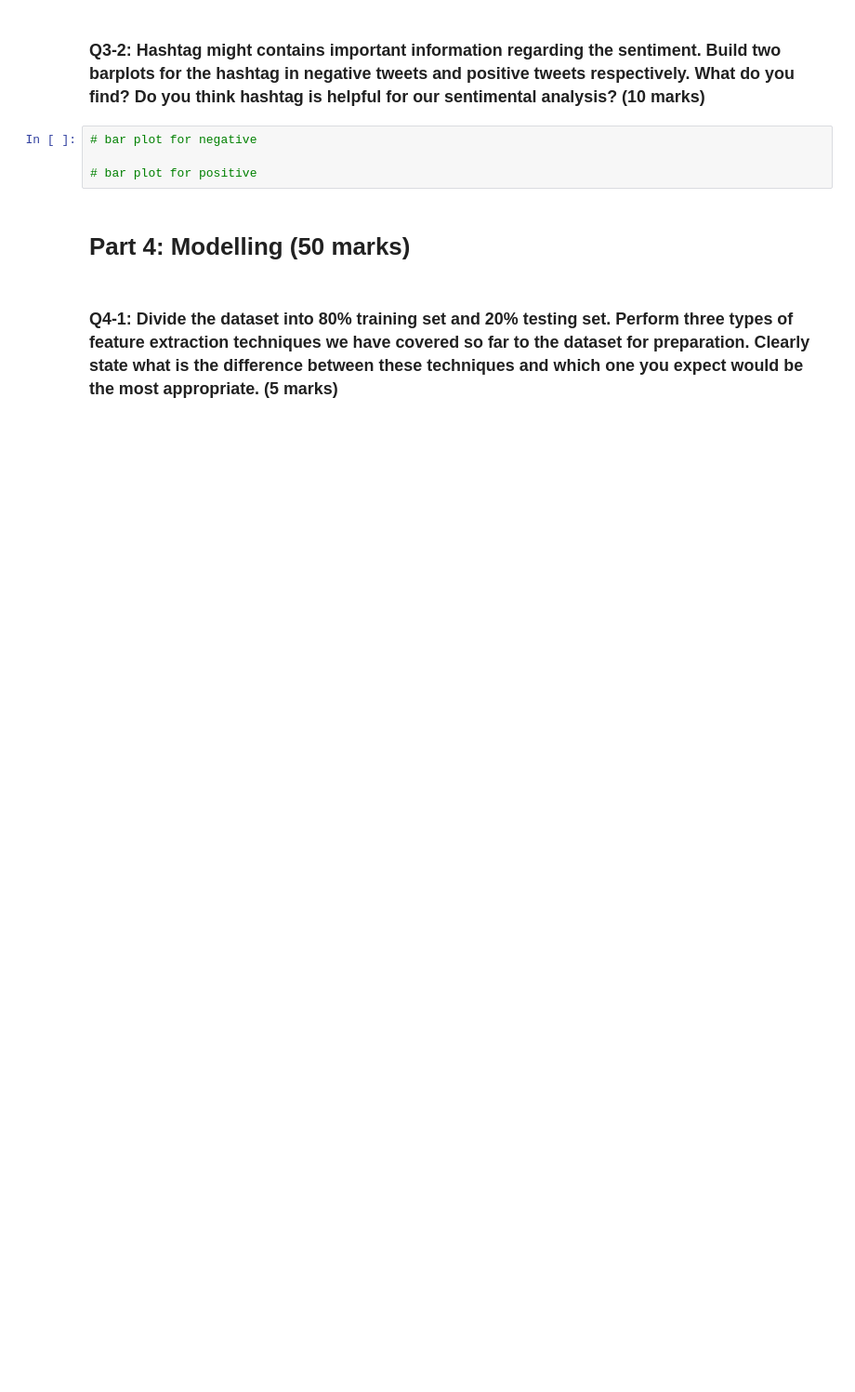
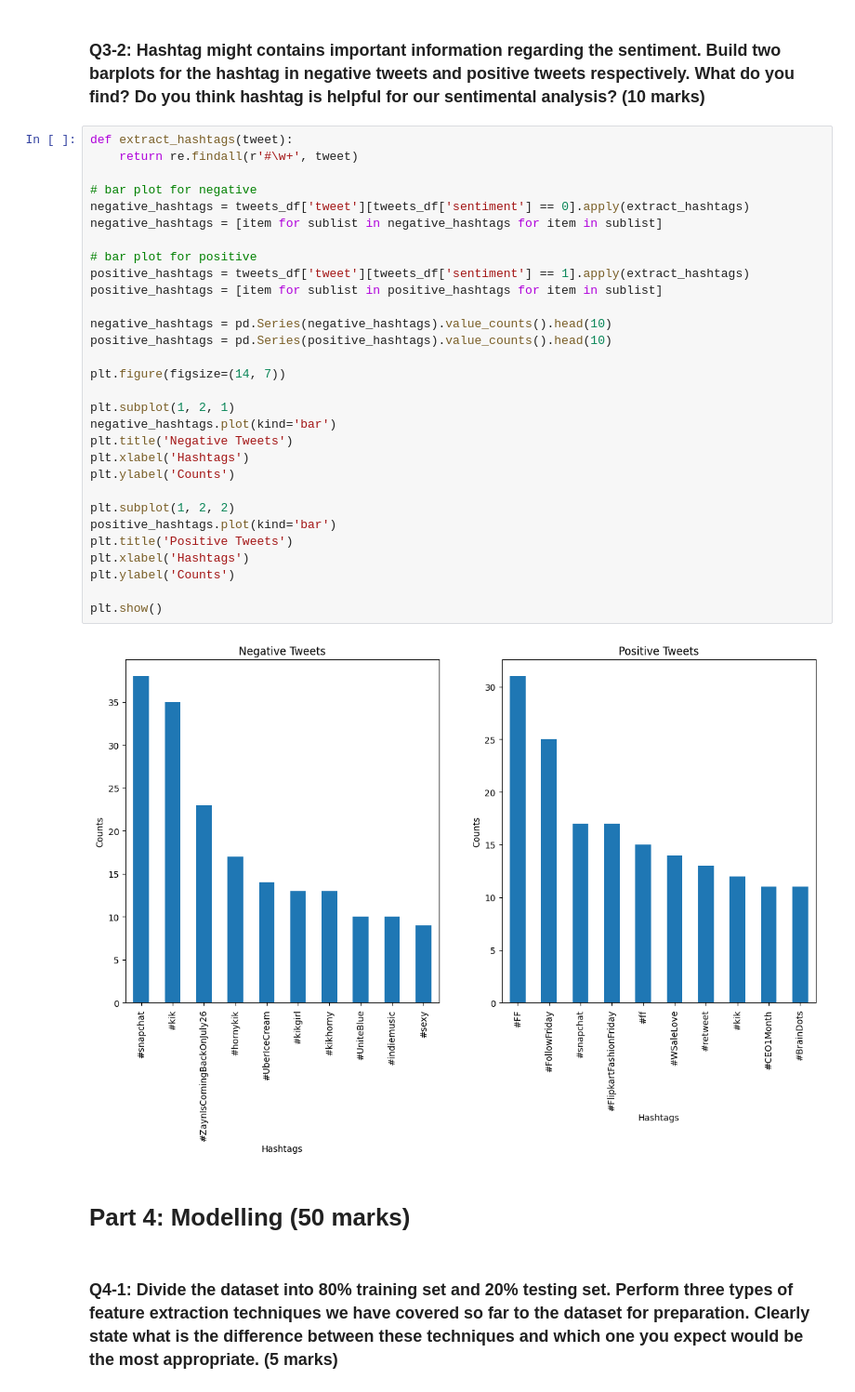
Before and after one commit to mawga2/year3_proj, a Jupyter notebook: apai4011/4011A1_questions.ipynb, the cells around one changed output. Shown at 93% size. Drawn from its saved outputs; the diff is of its cells as text; blank space fills up the shorter version.

```diff
--- a/apai4011/4011A1_questions.ipynb
+++ b/apai4011/4011A1_questions.ipynb
@@ -372,9 +474,37 @@ your_final_dataframe.sample(10)
 # %% [markdown]
 ### Q3-2: Hashtag might contains important information regarding the sentiment. Build two barplots for the hashtag in negative tweets and positive tweets respectively. What do you find? Do you think hashtag is helpful for our sentimental analysis? (10 marks)
-# %%
-# bar plot for negative
-
-# bar plot for positive
+# %%
+def extract_hashtags(tweet):
+    return re.findall(r'#\w+', tweet)
+
+# bar plot for negative
+negative_hashtags = tweets_df['tweet'][tweets_df['sentiment'] == 0].apply(extract_hashtags)
+negative_hashtags = [item for sublist in negative_hashtags for item in sublist]
+
+# bar plot for positive
+positive_hashtags = tweets_df['tweet'][tweets_df['sentiment'] == 1].apply(extract_hashtags)
+positive_hashtags = [item for sublist in positive_hashtags for item in sublist]
+
+negative_hashtags = pd.Series(negative_hashtags).value_counts().head(10)
+positive_hashtags = pd.Series(positive_hashtags).value_counts().head(10)
+
+plt.figure(figsize=(14, 7))
+
+plt.subplot(1, 2, 1)
+negative_hashtags.plot(kind='bar')
+plt.title('Negative Tweets')
+plt.xlabel('Hashtags')
+plt.ylabel('Counts')
+
+plt.subplot(1, 2, 2)
+positive_hashtags.plot(kind='bar')
+plt.title('Positive Tweets')
+plt.xlabel('Hashtags')
+plt.ylabel('Counts')
+
+plt.show()
+# %% [output]
+[figure, added]
 # %% [markdown]
 # Part 4: Modelling (50 marks)
 # %% [markdown]
```
Also changed, not shown: parts of 14 cells of this notebook.
